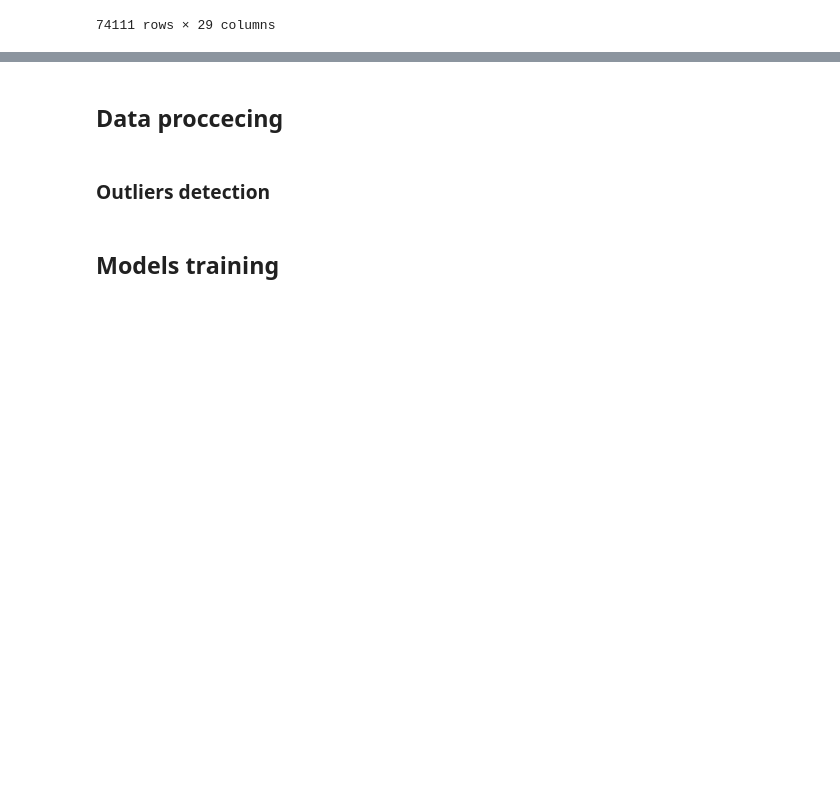
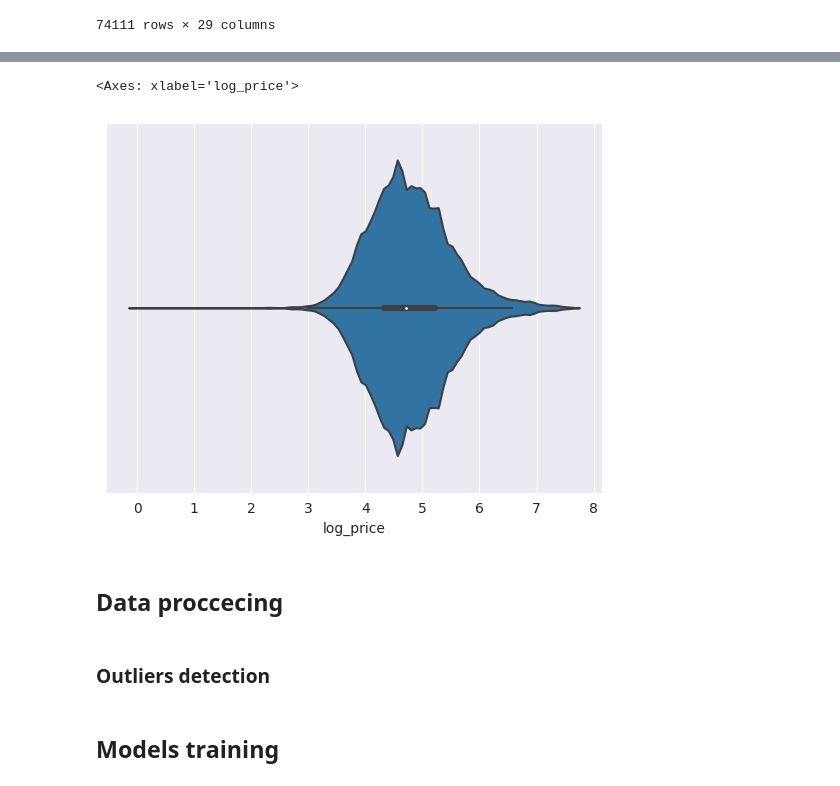
Before and after one commit to MykytaKyt/airbnb-price-prediction, a Jupyter notebook: notebooks/cleaned_notebook.ipynb, the cells around one changed output, grey strips where cells are left out. Saved outputs shown, nothing was run; the diff lists cells and outputs as text; code cells hidden in the pictures; blank space fills up the shorter version.

```diff
--- a/notebooks/cleaned_notebook.ipynb
+++ b/notebooks/cleaned_notebook.ipynb
@@ -246,0 +248,4 @@ k = key_categorical.corrwith(df["price"], method='spearman').sort_values(ascendi
+# %%
+column_names = k[k > 0.09].index.tolist()
+# %%
+column_names.remove('bedrooms')
@@ -251,8 +260,4 @@ HTML(DataFrame(k).to_html())
 # %%
-key_categorical = key_categorical[['sofa', 'housekeeping', 'appliances', 'fireplace',
-                                  'modern', 'luxurious', 'van', 'roof', 'ceilings',
-                                  'shared', 'private', 'bus', 'metro', 'roommates', 'baths',
-                                  'historic', 'balconies', 'grill', 'rooms', 'basement', 'cozy',
-                                  'pool', 'patio']]
+key_categorical = key_categorical[column_names]
 # %%
 key_categorical.head(5)
@@ -263,7 +310,5 @@ df = pd.concat([df, key_categorical], axis=1)
 # %%
 # Drop single and text values
-cat_list = ['name', 'summary', 'description', 'host_location',
-    'host_about', 'host_neighbourhood', 'host_verifications',
-    'neighbourhood_cleansed','market', 'country_code', 'country', 'host_since',
-     'neighborhood_overview', 'transit', 'host_since']
+cat_list = ['description', 'first_review', 'zipcode', 'thumbnail_url', 'neighbourhood', 'name',
+            'longitude', 'latitude', 'last_review']
 df = df.drop(cat_list, axis=1)
@@ -275,5 +358,8 @@ df.hist(figsize=(20,20), xrot=-45)
 # %%
-sns.violinplot(data=df, x='price')
+sns.violinplot(data=df, x='log_price')
+# %% [output]
+<Axes: xlabel='log_price'>
+[figure, added]
 # %% [markdown]
 ## Data proccecing
 # %%
```
Also changed, not shown: parts of 25 cells of this notebook, 14 other files.
